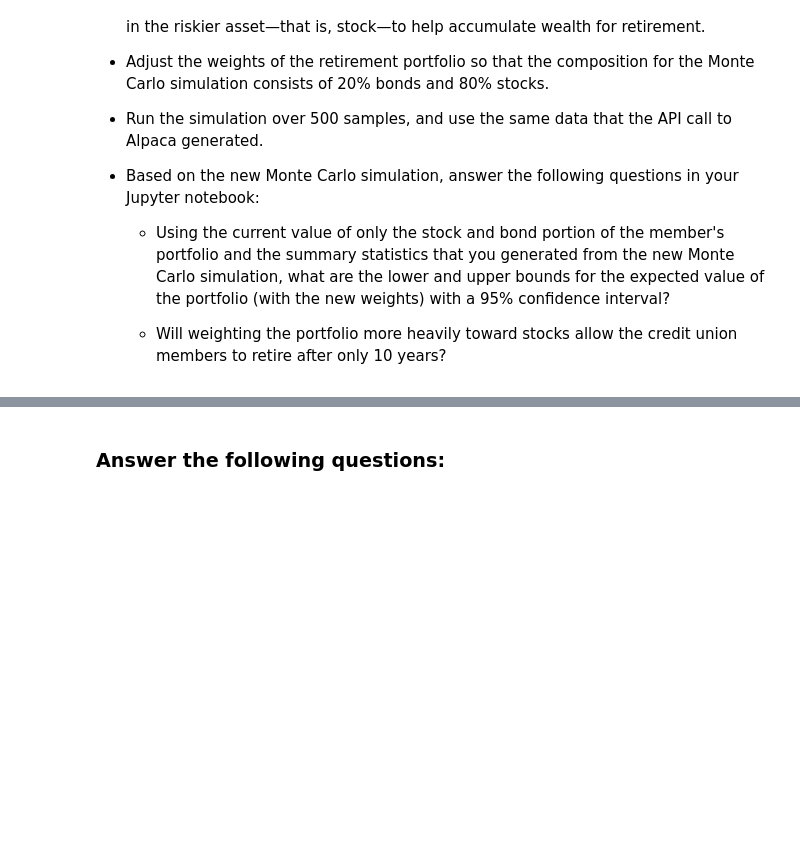
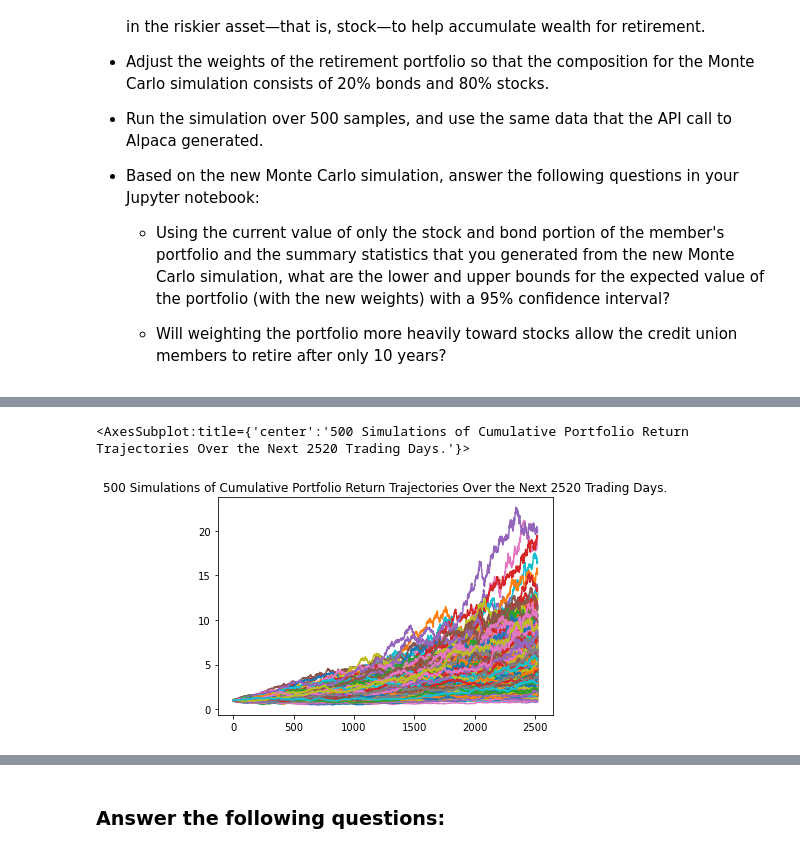
Before and after one commit to ndanialy/Credit_Union_App, a Jupyter notebook: financial_planning_tools.ipynb, the cells around one changed output, grey strips where cells are left out. Saved outputs shown, nothing was run; the diff lists cells and outputs as text; code cells hidden in the pictures; blank space fills up the shorter version.

Commit message:
Ten Year Simulation
Created another monte carlo simulation, but only forecasted out 10 years this time with a 20-80 spread between AGG and SPY.

```diff
--- a/financial_planning_tools.ipynb
+++ b/financial_planning_tools.ipynb
@@ -755,5 +755,16 @@ For this new Monte Carlo simulation, do the following:
 # Run 500 samples.
 # YOUR CODE HERE
 
+#Simulating 10 years into the future with 20-80 weights
+ten_year_simulation = MCSimulation(
+    portfolio_data = historical_data_df,
+    weights = [.2,.8],
+    num_simulation = 500,
+    num_trading_days = 252*10,
+)
+
 # Review the simulation input data
 # YOUR CODE HERE
+
+#Reviewing simulation input data
+display(ten_year_simulation.portfolio_data)
@@ -763,7 +835,13 @@ For this new Monte Carlo simulation, do the following:
 # %%
 # Visualize the 10-year Monte Carlo simulation by creating an
 # overlay line plot
 # YOUR CODE HERE
+
+#Plotting the cumulative return as a line graph
+ten_year_simulation.plot_simulation()
+# %% [output]
+<AxesSubplot:title={'center':'500 Simulations of Cumulative Portfolio Return Trajectories Over the Next 2520 Trading Days.'}>
+[figure, added]
 # %%
 # Visualize the probability distribution of the 10-year Monte Carlo simulation
 # by plotting a histogram
```
Also changed, not shown: parts of 4 cells of this notebook.
